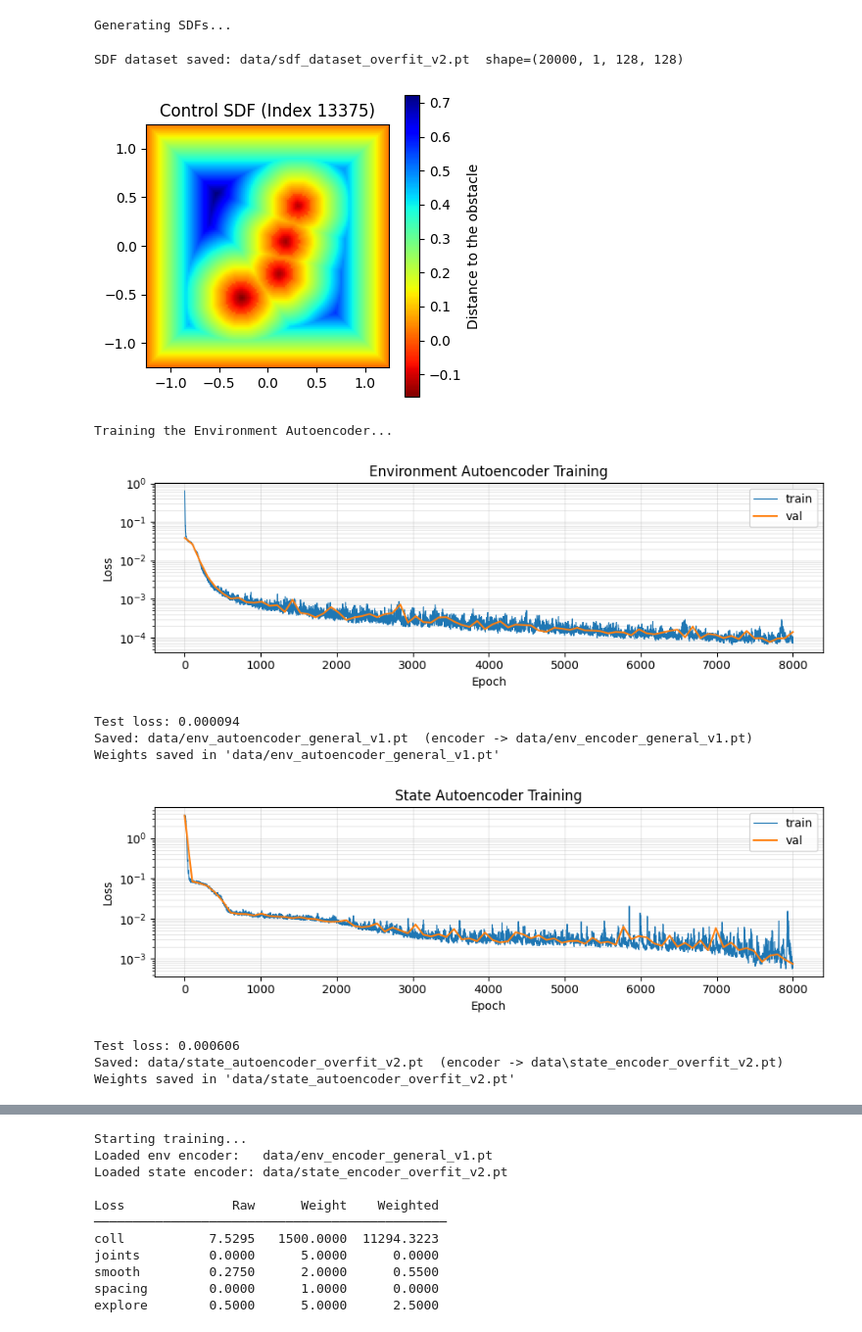
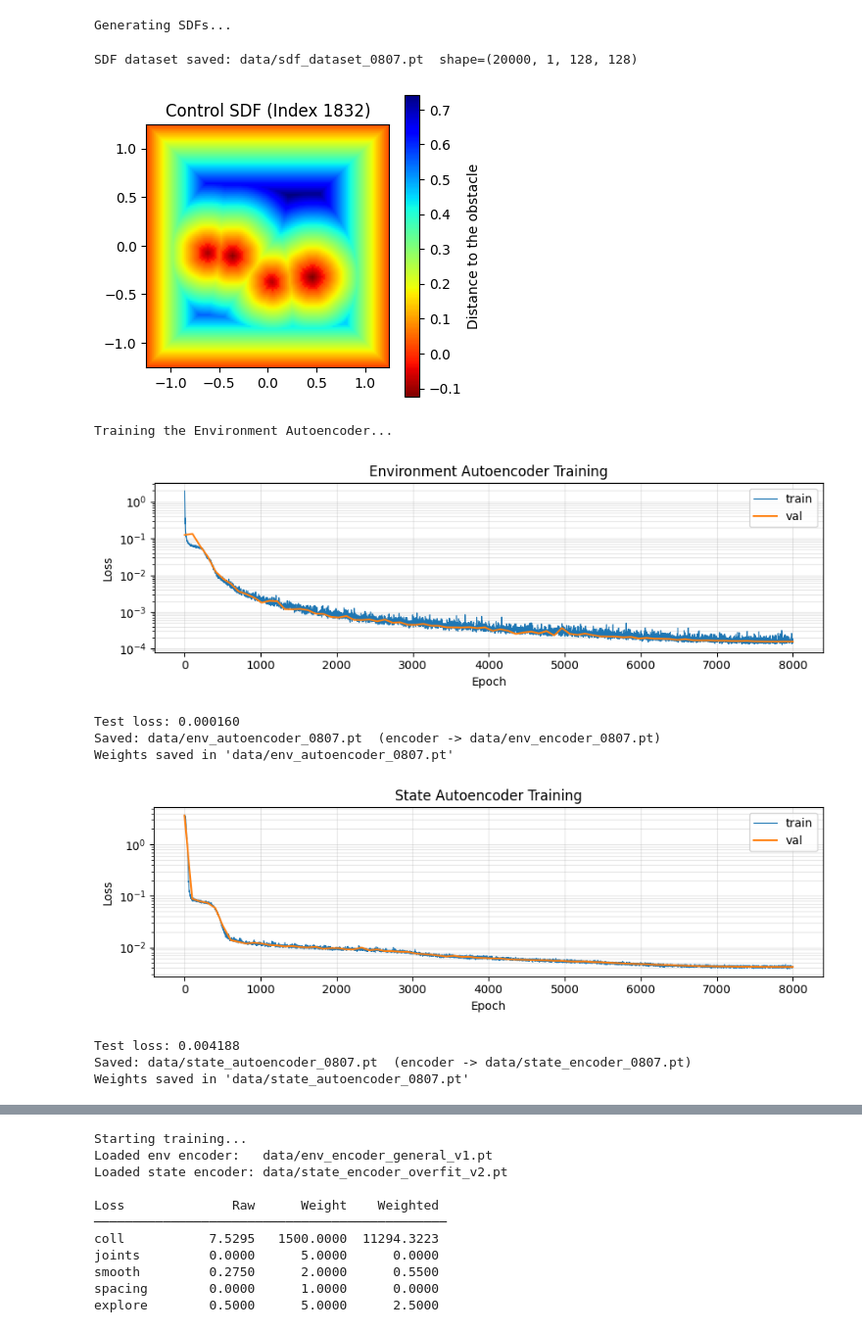
Before and after one commit to mangam-02/Self-Supervised-Learning-for-Robot-Motion-Planning, a Jupyter notebook: src/process_nvidia_1_sample.ipynb, the cells around one changed output, grey strips where cells are left out. Shown at 98% size. Drawn from its saved outputs; the diff is of its cells as text; code cells hidden in the pictures.

Commit message:
fixed datasets and models

```diff
--- a/src/process_nvidia_1_sample.ipynb
+++ b/src/process_nvidia_1_sample.ipynb
@@ -47,67 +49,67 @@ Setup done. Executed in GPU: Tesla T4
 # %%
 # ---------- SDF Dataset ----------
 from data import generate_sdf_dataset
 
 # Generate 20,000 environments for training the Autoencoder
 print("Generating SDFs...")
-sdf_dataset = generate_sdf_dataset(N=20000, save_path="data/sdf_dataset_overfit_v2.pt", seed=42)
+sdf_dataset = generate_sdf_dataset(N=20000, save_path="data/sdf_dataset_0807.pt", seed=42)
 
 # Visual control
 idx = torch.randint(0, len(sdf_dataset), (1,)).item()
 plt.figure(figsize=(4, 4))
 plt.imshow(sdf_dataset[idx, 0].cpu().numpy(), cmap="jet_r", origin="lower",
            extent=[-GRID_LENGTH/2, GRID_LENGTH/2, -GRID_LENGTH/2, GRID_LENGTH/2])
 plt.title(f"Control SDF (Index {idx})")
 plt.colorbar(label="Distance to the obstacle")
 plt.show()
 # %% [output]
 Generating SDFs...
-SDF dataset saved: data/sdf_dataset_overfit_v2.pt  shape=(20000, 1, 128, 128)
+SDF dataset saved: data/sdf_dataset_0807.pt  shape=(20000, 1, 128, 128)
-[figure, old version]
+[figure, new version]
 # %%
 # ---------- Environment Autoencoder Training ----------
 print("Training the Environment Autoencoder...")
 
 env_model, env_history = train_env_autoencoder(
-    dataset_path = "data/sdf_dataset_overfit_v2.pt",
-    file_name = "env_encoder_general_v1.pt",
+    dataset_path = "data/sdf_dataset_0807.pt",
+    file_name = "env_encoder_0807.pt",
     latent_dim   = 64,
     batch_size   = 128,
     epochs       = 8000,
     lr           = 1e-3,
     log_every    = 100,
     device       = device,
-    save_path    = "data/env_autoencoder_general_v1.pt"
+    save_path    = "data/env_autoencoder_0807.pt"
 )
 
-print("Weights saved in 'data/env_autoencoder_general_v1.pt'")
+print("Weights saved in 'data/env_autoencoder_0807.pt'")
 # %% [output]
 Training the Environment Autoencoder...
-[figure, old version]
+[figure, new version]
-Test loss: 0.000094
-Saved: data/env_autoencoder_general_v1.pt  (encoder -> data/env_encoder_general_v1.pt)
-Weights saved in 'data/env_autoencoder_general_v1.pt'
+Test loss: 0.000160
+Saved: data/env_autoencoder_0807.pt  (encoder -> data/env_encoder_0807.pt)
+Weights saved in 'data/env_autoencoder_0807.pt'
 # %%
 # ---------- State Autoencoder Training ----------
 from training import train_state_autoencoder
 state_ae, state_ae_history = train_state_autoencoder(
-    file_name   = "state_encoder_overfit_v2.pt",
+    file_name   = "state_encoder_0807.pt",
     linklengths = LINK_LENGTHS,
     dof         = 3,
-    latent_dim  = 64,
+    latent_dim  = 12,
     N           = 240_000,
-    batch_size  = 128,
+    batch_size  = 256,
     epochs      = 8000,
     lr          = 1e-3,
     log_every   = 100,
     device      = device,
-    save_path   = "data/state_autoencoder_overfit_v2.pt"
+    save_path   = "data/state_autoencoder_0807.pt"
 )
 
-print("Weights saved in 'data/state_autoencoder_overfit_v2.pt'")
+print("Weights saved in 'data/state_autoencoder_0807.pt'")
 # %% [output]
-[figure, old version]
+[figure, new version]
-Test loss: 0.000606
-Saved: data/state_autoencoder_overfit_v2.pt  (encoder -> data\state_encoder_overfit_v2.pt)
-Weights saved in 'data/state_autoencoder_overfit_v2.pt'
+Test loss: 0.004188
+Saved: data/state_autoencoder_0807.pt  (encoder -> data/state_encoder_0807.pt)
+Weights saved in 'data/state_autoencoder_0807.pt'
 # %%
```
Also changed, not shown: parts of 9 cells of this notebook, 4 other files.
